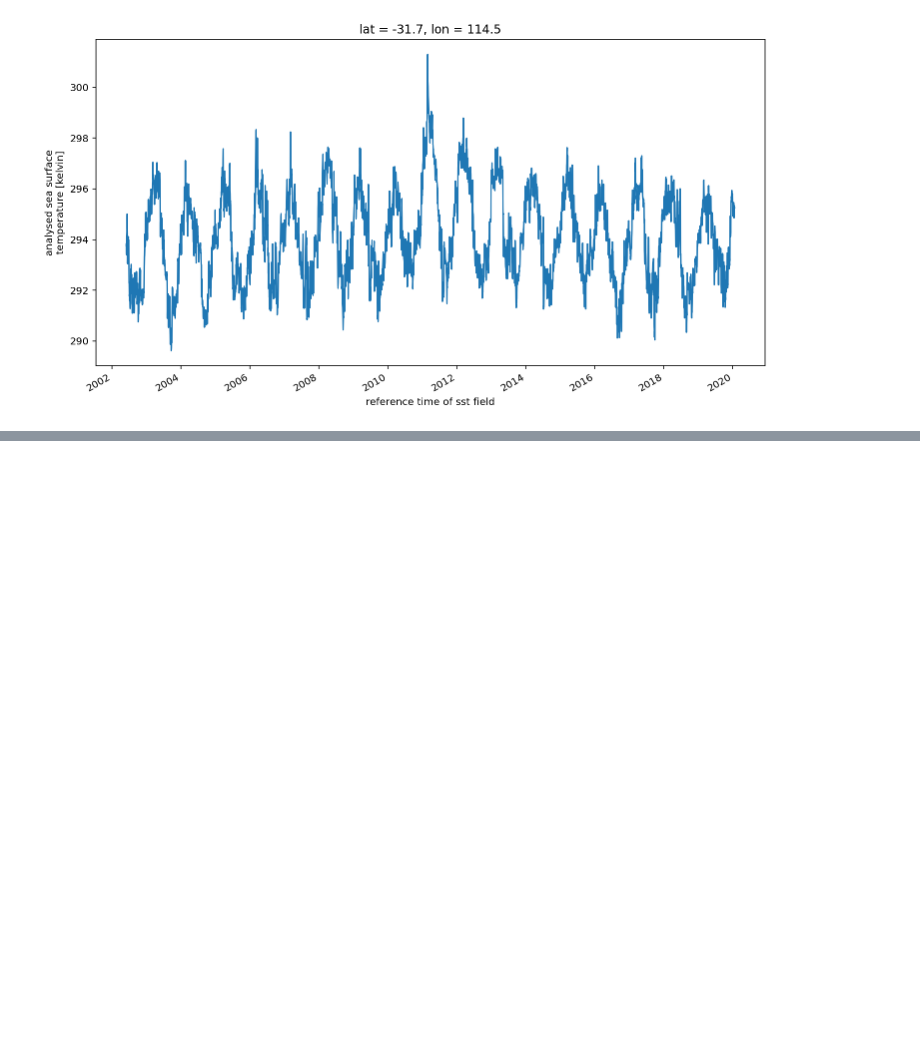
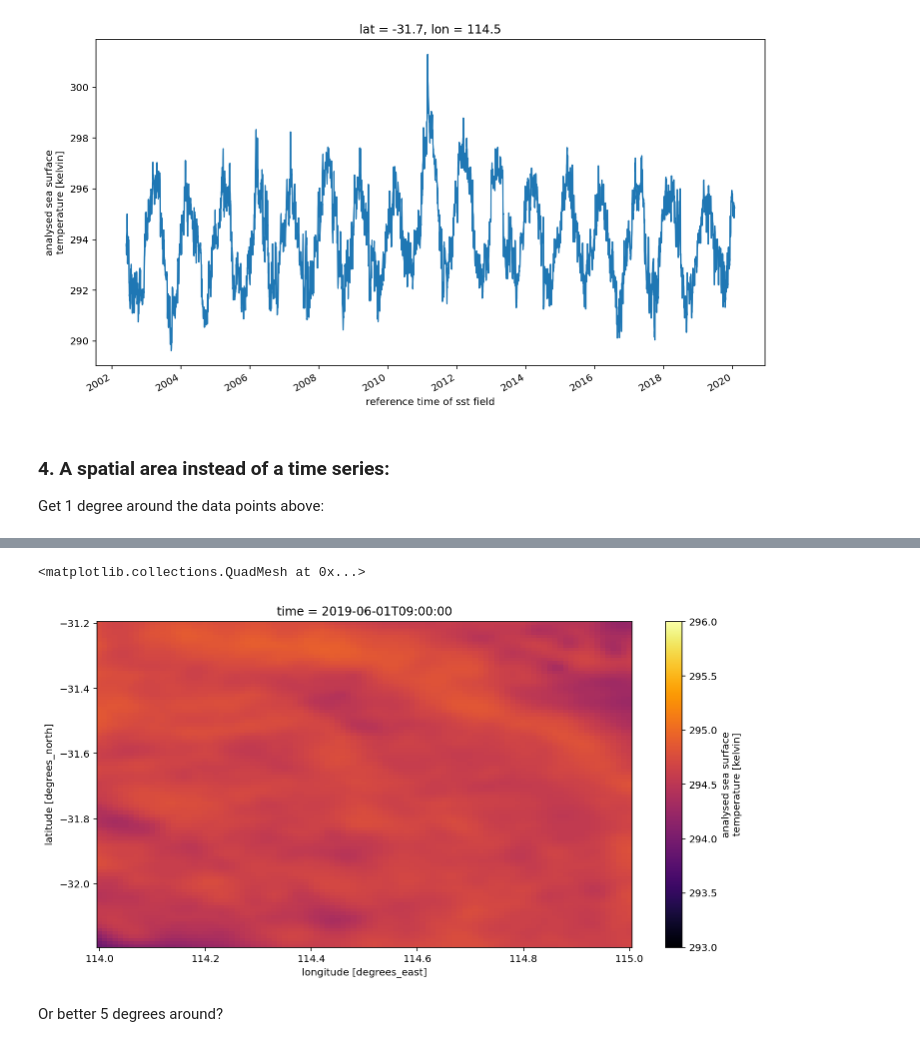
Before and after one commit to oceanhackweek/ohw20-proj-marine-heat-waves, a Jupyter notebook: get_aws_satellite_xarray_MHW.ipynb, the cells around one changed output, grey strips where cells are left out. Drawn from its saved outputs; the diff is of its cells as text; code cells hidden in the pictures; blank space fills up the shorter version.

Commit message:
start 1 or 5 deg spatial data collect

```diff
--- a/get_aws_satellite_xarray_MHW.ipynb
+++ b/get_aws_satellite_xarray_MHW.ipynb
@@ -177,3 +179,14 @@ CPU times: user 296 ms, sys: 196 ms, total: 492 ms
 Wall time: 1.79 s
 [<matplotlib.lines.Line2D at 0x...>]
 [figure]
+# %% [markdown]
+### 4. A spatial area instead of a time series:
+
+Get 1 degree around the data points above:
+# %%
+%%time
+
+subset_AU = ds_sst['analysed_sst'].sel(time='2019-06-01',lat=slice(-31.7-.5,-31.7+.5),lon=slice(114.5-.5,114.5+.5))
+
+subset_AU.plot(vmin=293,vmax=296,cmap='inferno')
+# %% [output]
@@ -179,0 +195,4 @@ Wall time: 1.79 s
+<matplotlib.collections.QuadMesh at 0x...>
+[figure, added]
+# %% [markdown]
+Or better 5 degrees around?
```
Also changed, not shown: parts of 5 cells of this notebook.
